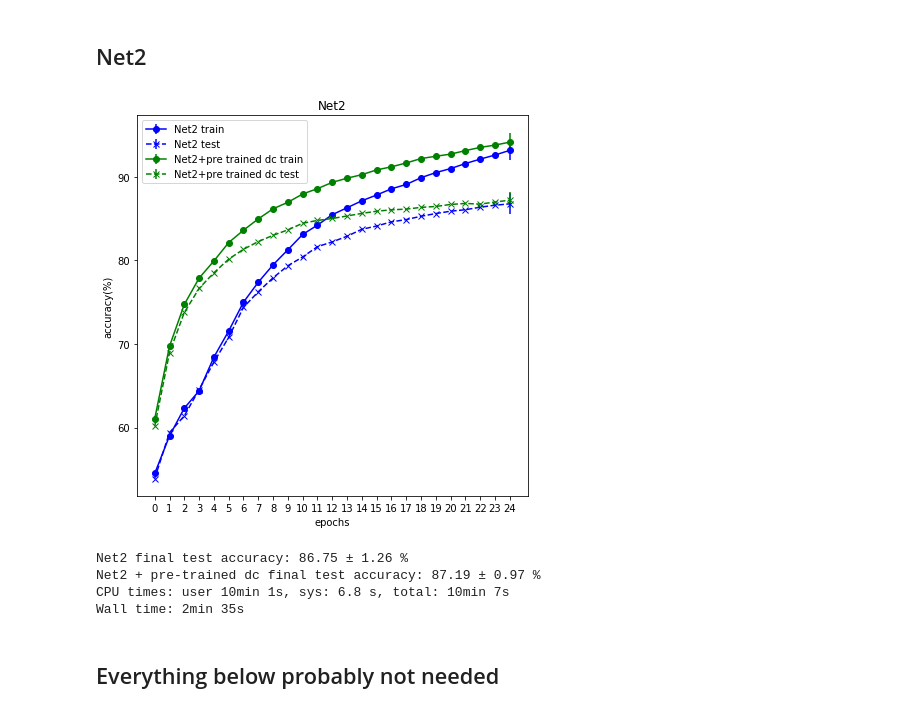
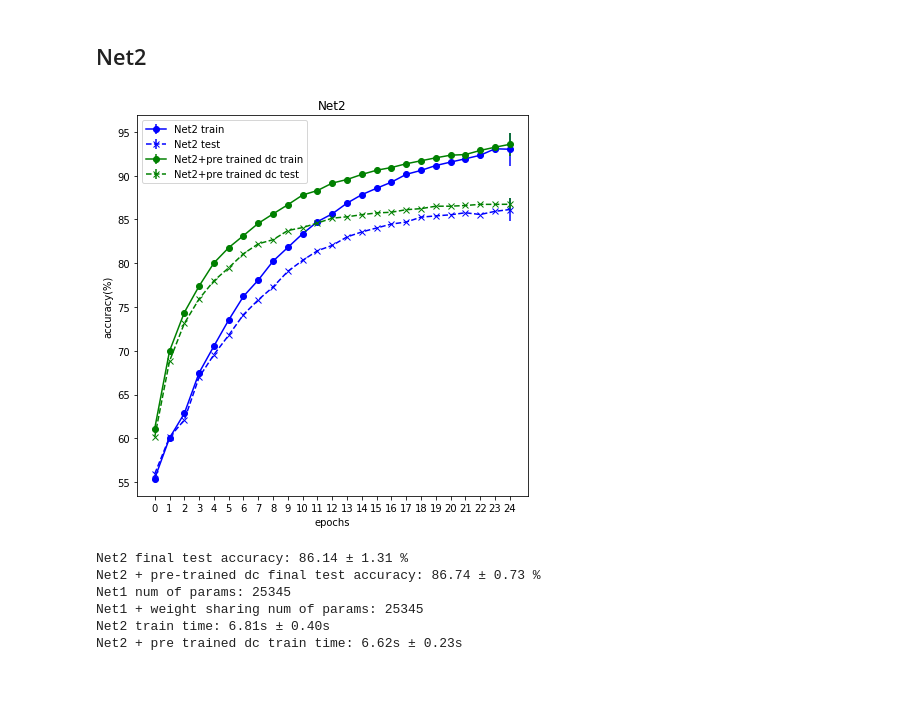
Before and after one commit to lustea0201/dl_projects, a Jupyter notebook: project1/main.ipynb, the cells around one changed output. Cells and saved outputs as stored; diff of their text form; code cells hidden in the pictures; blank space fills up the shorter version.

```diff
--- a/project1/main.ipynb
+++ b/project1/main.ipynb
@@ -109,3 +131,0 @@ Wall time: 2min 19s
-# %%
-from utils import num_of_train_param
-num_of_train_param(model)
@@ -196,3 +237,0 @@ Wall time: 53.7 s
-# %%
-from utils import num_of_train_param
-num_of_train_param(model)
@@ -201,15 +238,13 @@ The model has 24425 trainable parameters
 # %% [markdown]
 ## Net2
 # %%
-%%time
-
 from utils import train_model
 from utils import train_model_double_objective
 from utils import accuracy_of_digit_class
-from utils import dfs_freeze
 from utils import calculate_mean_std
 from models.net2 import Net2
 from models.digit_classifier import DigitClassifier
+import time
 
 # digit classifier params
 mini_batch_size_dc = 100
@@ -218,13 +253,15 @@ nb_epochs_dc = 20
 # net2 params
 mini_batch_size = 100
 nb_epochs = 25
-etas = [0.000483, 0.000263, 5e-4]
-pre_train = [False, True, True]
-formats = [['b-o', 'b--x'], ['g-o', 'g--x'], ['r-o', 'r--x']]
+etas = [0.000483, 0.000263]
+pre_train = [False, True]
+formats = [['b-o', 'b--x'], ['g-o', 'g--x']]
 labels = [['Net2 train', 'Net2 test'],
-          ['Net2+pre trained dc train', 'Net2+pre trained dc test'],
-          ['Net2+freeze dc train', 'Net2+freeze dc test']]
-final_acc = [[0, 0], [0, 0], [0, 0]]
+          ['Net2+pre trained dc train', 'Net2+pre trained dc test']]
+final_acc = [[0, 0], [0, 0]]
+num_params = [0, 0]
+nb_iter = 10
+train_time = torch.empty(size=(2, nb_iter))
 
 # initialize plot
 import matplotlib.pyplot as plt
@@ -236,7 +273,6 @@ plt.xticks(range(nb_epochs))
 for k in [0, 1]:
 
     # average acuracy of the model over nb_iter runs
-    nb_iter = 10
     train_accuracies = torch.tensor([])
     test_accuracies = torch.tensor([])
     train_losses = []
@@ -270,8 +306,6 @@ for k in [0, 1]:
                                                                              optimizer, criterion)
 
         # create model & optimizer
-        if k==2:
-            dfs_freeze(model_classifier)
         model = Net2(pretrained_submodel = model_classifier)
         criterion = nn.BCEWithLogitsLoss()
         criterion2 = nn.CrossEntropyLoss()
@@ -281,44 +315,62 @@ for k in [0, 1]:
         if not pre_train[k]:
             train_input, train_target, train_classes, test_input, test_target, test_classes = generate_pair_sets(nSamples)
 
+        # start time
+        start = time.time()
+
         # train model
         train_accuracy, test_accuracy, _ = train_model_double_objective(model, train_input, train_target.float(),
                                                          train_classes, test_input, test_target,
                                                          test_classes, nb_epochs, mini_batch_size, optimizer,
                                                          criterion, criterion2, beta = 1)
+
+        # end training time
+        end = time.time()
+        train_time[k][i] = end - start
 
         # add accuracy stats
         train_accuracies = torch.cat([train_accuracies, train_accuracy], dim=0)
         test_accuracies = torch.cat([test_accuracies, test_accuracy], dim=0)
         #train_losses.append(train_loss)
 
     # calculate mean & std over nb_iters runs
     train_mean, train_std, test_mean, test_std = calculate_mean_std(train_accuracies, test_accuracies, train_losses)
 
     # plot accuracy of the model
     plt.errorbar(range(nb_epochs), train_mean, yerr=train_std, fmt=formats[k][0], label=labels[k][0])
     plt.errorbar(range(nb_epochs), test_mean, yerr=test_std, fmt=formats[k][1], label=labels[k][1])
 
     # final accuracy
     final_acc[k][0] = test_mean[-1]
     final_acc[k][1] = test_std[-1]
 
+    # complexity of the model
+    num_params[k] = num_of_train_param(model)
+
 # show plot
 plt.legend(loc="upper left")
 plt.title("Net2")
+plt.savefig("accuracy/Net2.png")
 plt.show()
 # final test accuracy
 print("Net2 final test accuracy: {:.2f} \u00B1 {:.2f} %".format(final_acc[0][0],
                                                                 final_acc[0][1]))
 print("Net2 + pre-trained dc final test accuracy: {:.2f} \u00B1 {:.2f} %".format(final_acc[1][0],
                                                                                  final_acc[1][1]))
-#print("Net2 + pre-trained dc + frozen final test accuracy: {:.2f} \u00B1 {:.2f} %".format(final_acc[2][0],
-#                                                                                          final_acc[2][1]))
+# model complexity
+print("Net1 num of params: {:d}".format(num_params[0]))
+print("Net1 + weight sharing num of params: {:d}".format(num_params[1]))
+# training time
+time_std, time_mean = torch.std_mean(train_time, dim=1)
+print("Net2 train time: {:.2f}s \u00B1 {:.2f}s ".format(time_mean[0],
+                                                        time_std[0]))
+print("Net2 + pre trained dc train time: {:.2f}s \u00B1 {:.2f}s".format(time_mean[1],
+                                                                        time_std[1]))
 # %% [output]
-[figure, old version]
+[figure, new version]
-Net2 final test accuracy: 86.75 ± 1.26 %
-Net2 + pre-trained dc final test accuracy: 87.19 ± 0.97 %
-CPU times: user 10min 1s, sys: 6.8 s, total: 10min 7s
-Wall time: 2min 35s
+Net2 final test accuracy: 86.14 ± 1.31 %
+Net2 + pre-trained dc final test accuracy: 86.74 ± 0.73 %
+Net1 num of params: 25345
+Net1 + weight sharing num of params: 25345
+Net2 train time: 6.81s ± 0.40s
+Net2 + pre trained dc train time: 6.62s ± 0.23s
-# %% [markdown]
-## Everything below probably not needed
```
Also changed, not shown: parts of 11 cells of this notebook, 5 other files.
